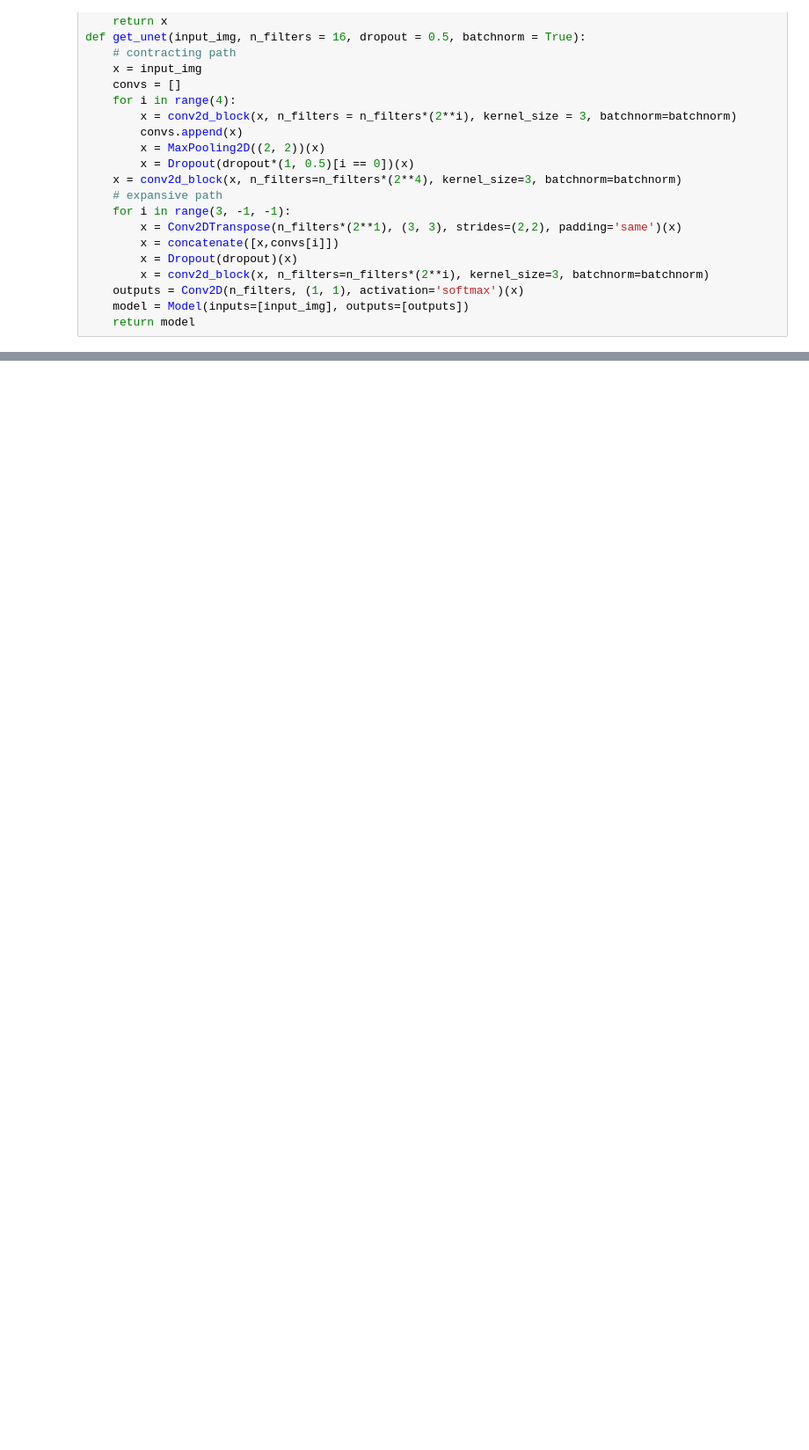
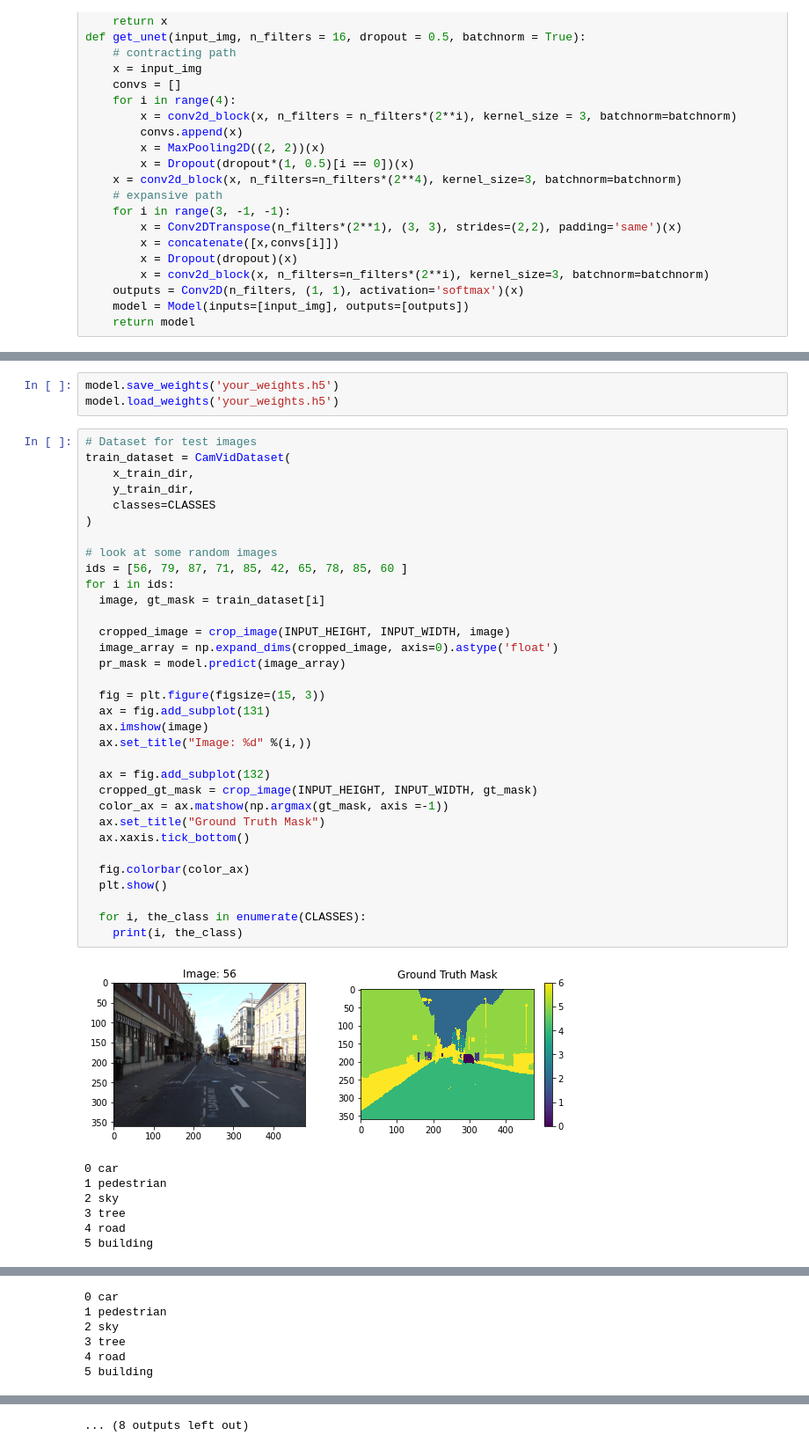
Before and after one commit to omhpathak-tech/DashCamSegmentation, a Jupyter notebook: Segmentation.ipynb, the cells around one changed output, grey strips where cells are left out. Shown at 88% size. Saved outputs shown, nothing was run; the diff lists cells and outputs as text; blank space fills up the shorter version.

```diff
--- a/Segmentation.ipynb
+++ b/Segmentation.ipynb
@@ -256,0 +273,44 @@ plt.show
+# %%
+model.save_weights('your_weights.h5')
+model.load_weights('your_weights.h5')
+# %%
+# Dataset for test images
+train_dataset = CamVidDataset(
+    x_train_dir,
+    y_train_dir,
+    classes=CLASSES
+)
+
+# look at some random images
+ids = [56, 79, 87, 71, 85, 42, 65, 78, 85, 60 ]
+for i in ids:
+  image, gt_mask = train_dataset[i]
+
+  cropped_image = crop_image(INPUT_HEIGHT, INPUT_WIDTH, image)
+  image_array = np.expand_dims(cropped_image, axis=0).astype('float')
+  pr_mask = model.predict(image_array)
+
+  fig = plt.figure(figsize=(15, 3))
+  ax = fig.add_subplot(131)
+  ax.imshow(image)
+  ax.set_title("Image: %d" %(i,))
+
+  ax = fig.add_subplot(132)
+  cropped_gt_mask = crop_image(INPUT_HEIGHT, INPUT_WIDTH, gt_mask)
+  color_ax = ax.matshow(np.argmax(gt_mask, axis =-1))
+  ax.set_title("Ground Truth Mask")
+  ax.xaxis.tick_bottom()
+
+  fig.colorbar(color_ax)
+  plt.show()
+
+  for i, the_class in enumerate(CLASSES):
+    print(i, the_class)
+# %% [output]
+[figure, added]
+0 car
+1 pedestrian
+2 sky
+3 tree
+4 road
+5 building
@@ -256,0 +318,6 @@ plt.show
+0 car
+1 pedestrian
+2 sky
+3 tree
+4 road
+5 building
@@ -256,0 +352 @@ plt.show
+... (8 outputs left out)
```
Also changed, not shown: parts of 10 cells of this notebook.
